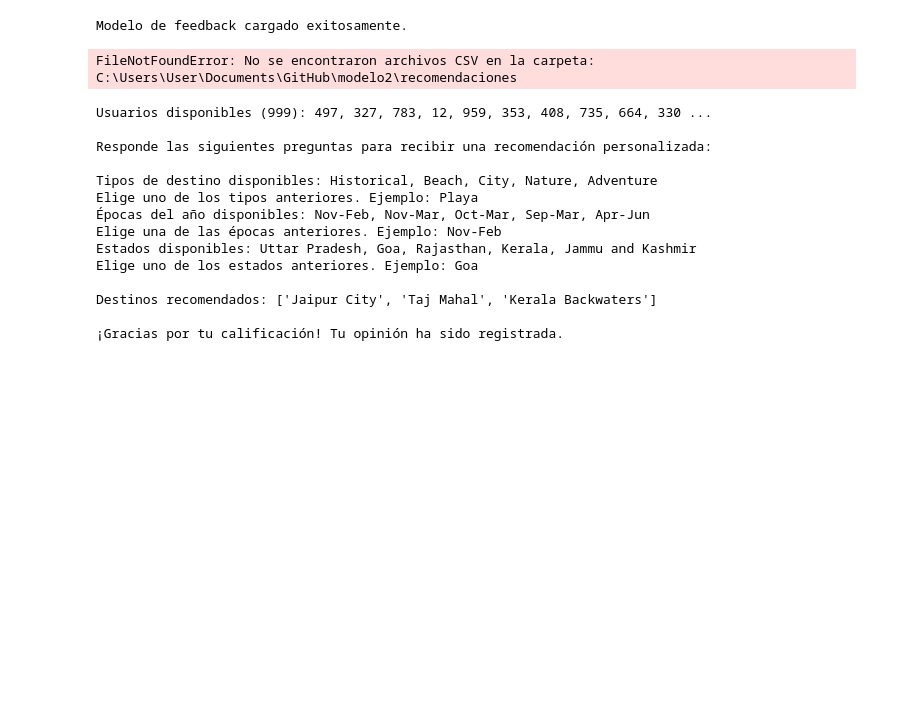
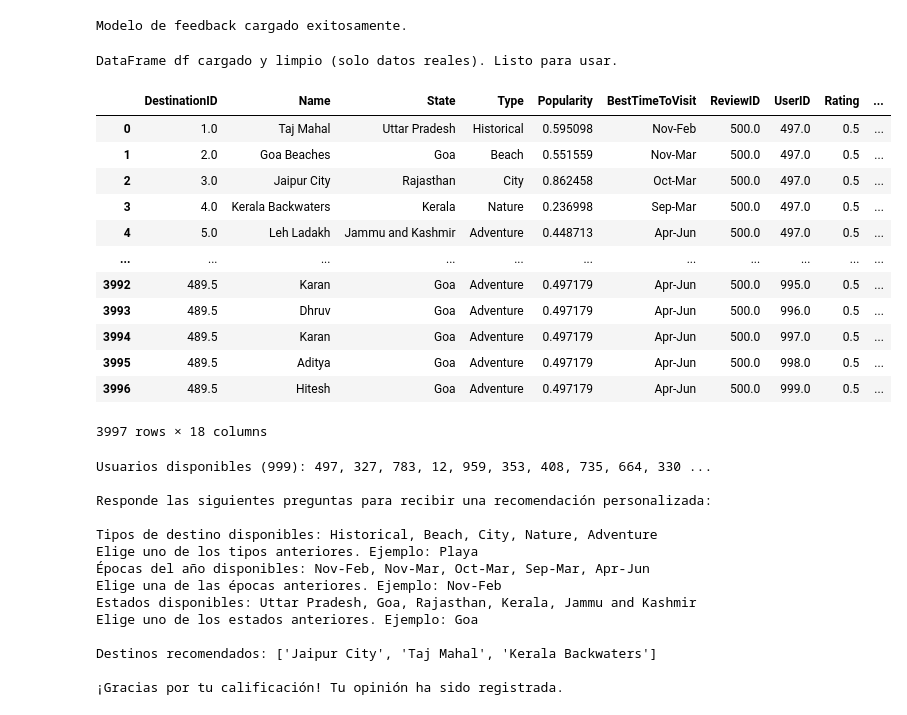
Before and after one commit to AlejandroFeriaGonzalez/RNAB, a Jupyter notebook: notebooks/modelo3 recomendaciones.ipynb, the cells around one changed output. Saved outputs shown, nothing was run; the diff lists cells and outputs as text; code cells hidden in the pictures; blank space fills up the shorter version.

```diff
--- a/notebooks/modelo3 recomendaciones.ipynb
+++ b/notebooks/modelo3 recomendaciones.ipynb
@@ -496,7 +508,7 @@ import os
 from sklearn.preprocessing import MinMaxScaler
 
 # 1. CARGA Y LIMPIEZA DEL DATASET REAL
-carpeta = r'C:\Users\User\Documents\GitHub\modelo2\recomendaciones'
+carpeta = './recomendaciones/'
 archivos_csv = glob.glob(os.path.join(carpeta, '*.csv'))
 if not archivos_csv:
     raise FileNotFoundError(f'No se encontraron archivos CSV en la carpeta: {carpeta}')
@@ -519,7 +531,23 @@ if cols_to_normalize:
 
 print("DataFrame df cargado y limpio (solo datos reales). Listo para usar.")
 # %% [output]
-FileNotFoundError: No se encontraron archivos CSV en la carpeta: C:\Users\User\Documents\GitHub\modelo2\recomendaciones
+DataFrame df cargado y limpio (solo datos reales). Listo para usar.
+# %%
+df
+# %% [output]
+|  | DestinationID | Name | State | Type | Popularity | BestTimeToVisit | ReviewID | UserID | Rating | ... |
+| 0 | 1.0 | Taj Mahal | Uttar Pradesh | Historical | 0.595098 | Nov-Feb | 500.0 | 497.0 | 0.5 | ... |
+| 1 | 2.0 | Goa Beaches | Goa | Beach | 0.551559 | Nov-Mar | 500.0 | 497.0 | 0.5 | ... |
+| 2 | 3.0 | Jaipur City | Rajasthan | City | 0.862458 | Oct-Mar | 500.0 | 497.0 | 0.5 | ... |
+| 3 | 4.0 | Kerala Backwaters | Kerala | Nature | 0.236998 | Sep-Mar | 500.0 | 497.0 | 0.5 | ... |
+| 4 | 5.0 | Leh Ladakh | Jammu and Kashmir | Adventure | 0.448713 | Apr-Jun | 500.0 | 497.0 | 0.5 | ... |
+| ... | ... | ... | ... | ... | ... | ... | ... | ... | ... | ... |
+| 3992 | 489.5 | Karan | Goa | Adventure | 0.497179 | Apr-Jun | 500.0 | 995.0 | 0.5 | ... |
+| 3993 | 489.5 | Dhruv | Goa | Adventure | 0.497179 | Apr-Jun | 500.0 | 996.0 | 0.5 | ... |
+| 3994 | 489.5 | Karan | Goa | Adventure | 0.497179 | Apr-Jun | 500.0 | 997.0 | 0.5 | ... |
+| 3995 | 489.5 | Aditya | Goa | Adventure | 0.497179 | Apr-Jun | 500.0 | 998.0 | 0.5 | ... |
+| 3996 | 489.5 | Hitesh | Goa | Adventure | 0.497179 | Apr-Jun | 500.0 | 999.0 | 0.5 | ... |
+3997 rows × 18 columns
 # %%
 from collections import defaultdict
 
```
Also changed, not shown: parts of 2 cells of this notebook, 31 other files.
